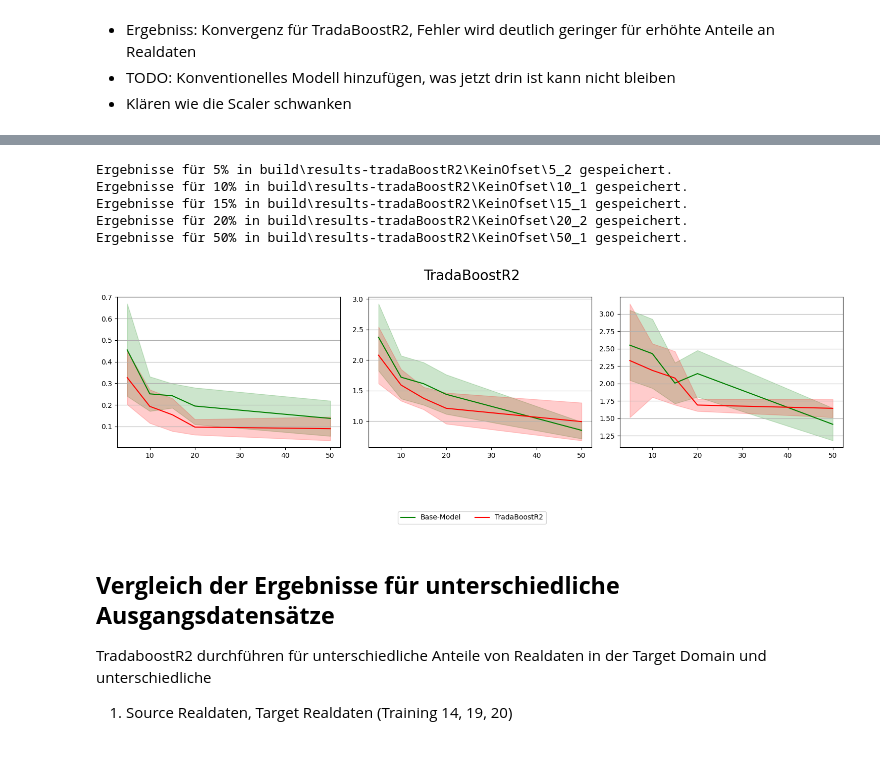
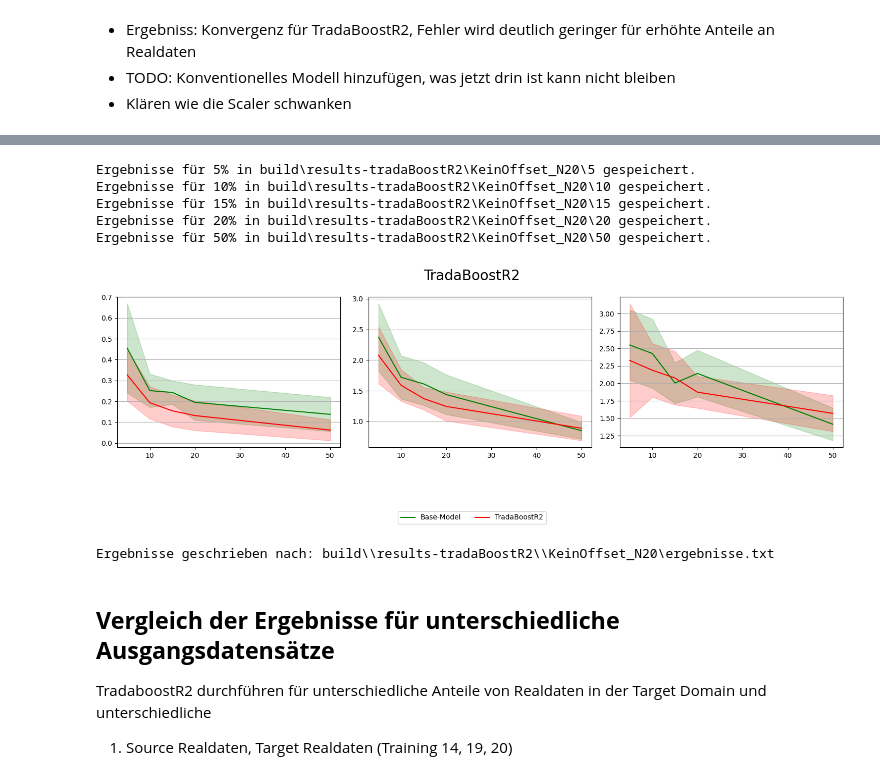
Before and after one commit to dkspindola/adp-machine-learning, a Jupyter notebook: domAdap_TradaBoostR2.ipynb, the cells around one changed output, grey strips where cells are left out. Saved outputs shown, nothing was run; the diff lists cells and outputs as text; code cells hidden in the pictures.

```diff
--- a/domAdap_TradaBoostR2.ipynb
+++ b/domAdap_TradaBoostR2.ipynb
@@ -961,7 +957,7 @@ TradaBoostR2 Trainings Setup: Erzeugt nur Ordner und Dateinamen um Trainign auto
 # %%
 #Erzeugt nur Dateipfadlisten und Ordner falls diese nicht vorhanden sind, kann nicht Überschreiben
 #Trainieren der Modelle
-upper_Directory="build\\window_split\\real-data\\Realdaten_15Prozent_Random_N15"
+upper_Directory="build\\window_split\\real-data\\Realdaten_50Prozent_Random_N15"
 subfolder_paths = [
     os.path.join(upper_Directory, name) +'\\'
     for name in os.listdir(upper_Directory)
@@ -969,10 +965,10 @@ subfolder_paths = [
 ]
 print(subfolder_paths)
 #Ordner für Modelle erstellen
-base_dir = "build\\tradaboost_model\\training_27_15Prozent_Realdaten_15Stueck"  # <-- hier anpassen
+base_dir = "build\\tradaboost_model\\training_29_50Prozent_Realdaten_15Stueck"  # <-- hier anpassen
 start_index = 1
 end_index = 15
-prefix = "tarining_27"
+prefix = "tarining_29"
 speicherort_modell=[]
 for i in range(start_index, end_index + 1):
     folder_name = f"{prefix}_{i:02d}"
@@ -2075,3 +2117,13 @@ Ergebnisse für 40% in build\results-tradaBoostR2\KeinOfset\40 gespeichert.
 - Ergebniss: Konvergenz für TradaBoostR2, Fehler wird deutlich geringer für erhöhte Anteile an Realdaten
 - TODO: Konventionelles Modell hinzufügen, was jetzt drin ist kann nicht bleiben
 - Klären wie die Scaler schwanken
+# %%
+dateipfad_5Prozent="build\\tradaboost_model\\Combined_Models_Update\\training_5Prozent_Realdaten"
+dateipfad_10Prozent="build\\tradaboost_model\\Combined_Models_Update\\training_10Prozent_Realdaten"
+dateipfad_15Prozent="build\\tradaboost_model\\Combined_Models_Update\\training_15Prozent_Realdaten"
+dateipfad_20Prozent="build\\tradaboost_model\\Combined_Models_Update\\training_20Prozent_Realdaten"
+dateipfad_50Prozent="build\\tradaboost_model\\Combined_Models_Update\\training_50Prozent_Realdaten"
+list_dateipfade=[dateipfad_5Prozent,dateipfad_10Prozent,dateipfad_15Prozent,dateipfad_20Prozent,dateipfad_50Prozent]
+for dateipfad in list_dateipfade:
+    process=process_all_results(dateipfad,trained_on_scaled_Labels=True,tradaboost_model=True)
+    ergebnisse=get_plottable_data(process)
@@ -2124,7 +2213,7 @@ axes[2].fill_between(prozente,
 #========================================================================
 #Plotten der Ergebnisse für TradaBoostR2
 # Beispielhafte Prozentangaben (x-Achse)
-prozentwerte = [5,5, 10,10, 15,15, 20,50]
+#prozentwerte = [5,5, 10,10, 15,15, 20,50]
 prozentwerte = [5, 10,15,20,50]
 
 # Leere Listen für Mittelwerte und Standardabweichungen
@@ -2136,19 +2225,24 @@ std_x_list, std_y_list, std_Phi_list = [], [], []
 #dateipfad_training_26="build\\tradaboost_model\\training_26_10Prozent_Realdaten_15Stueck"
 #dateipfad_training_23="build\\tradaboost_model\\training_23_15Prozent_Realdaten"
 #dateipfad_training_27="build\\tradaboost_model\\training_27_15Prozent_Realdaten_15Stueck"
+#dateipfad_training_18="build\\tradaboost_model\\training_18_20Prozent_Realdaten"
+#dateipfad_training_24="build\\tradaboost_model\\training_24_50Prozent_Realdaten"
+
 dateipfad_5Prozent="build\\tradaboost_model\\Combined_Models_Update\\training_5Prozent_Realdaten"
 dateipfad_10Prozent="build\\tradaboost_model\\Combined_Models_Update\\training_10Prozent_Realdaten"
 dateipfad_15Prozent="build\\tradaboost_model\\Combined_Models_Update\\training_15Prozent_Realdaten"
-dateipfad_training_18="build\\tradaboost_model\\training_18_20Prozent_Realdaten"
-dateipfad_training_24="build\\tradaboost_model\\training_24_50Prozent_Realdaten"
+dateipfad_20Prozent="build\\tradaboost_model\\Combined_Models_Update\\training_20Prozent_Realdaten"
+dateipfad_50Prozent="build\\tradaboost_model\\Combined_Models_Update\\training_50Prozent_Realdaten"
+
 # Werte sammeln
 for i, (dateipfad, prozent) in enumerate(zip(
         #[dateipfad_training_17,dateipfad_training_25,dateipfad_training_22,dateipfad_training_26, dateipfad_training_23,dateipfad_training_27, dateipfad_training_18,dateipfad_training_24],
-        [dateipfad_5Prozent,dateipfad_10Prozent,dateipfad_15Prozent, dateipfad_training_18,dateipfad_training_24],
+        [dateipfad_5Prozent,dateipfad_10Prozent,dateipfad_15Prozent, dateipfad_20Prozent,dateipfad_50Prozent],
         prozentwerte)):
     pass
     mae_werte_X, mae_werte_Y, mae_werte_Phi = auswertung_mae_kombiniert(ober_ordner=dateipfad, unterordner_list=[])
-    speichere_mae_ergebnisse(mae_werte_X=mae_werte_X,mae_werte_Y=mae_werte_Y,mae_werte_Phi=mae_werte_Phi,ausgangsordner=dateipfad,ziel_ordner="build\\results-tradaBoostR2\\KeinOfset",prozent=prozent)
+    speichere_mae_ergebnisse(mae_werte_X=mae_werte_X,mae_werte_Y=mae_werte_Y,mae_werte_Phi=mae_werte_Phi,ausgangsordner=dateipfad,
+                             ziel_ordner="build\\results-tradaBoostR2\\KeinOffset_N20",prozent=prozent)
 
     std_x = np.std(mae_werte_X)
     std_y = np.std(mae_werte_Y)
@@ -2164,39 +2258,45 @@ for i, (dateipfad, prozent) in enumerate(zip(
     std_x_list.append(std_x)
     std_y_list.append(std_y)
     std_Phi_list.append(std_Phi)
 
 # Plotten
 axes[0].plot(prozentwerte, mean_x_list, color='red', label='TradaBoostR2')
 axes[0].fill_between(prozentwerte,
                      np.array(mean_x_list) - np.array(std_x_list),
                      np.array(mean_x_list) + np.array(std_x_list),
                      color='red', alpha=0.2)
 axes[1].plot(prozentwerte, mean_y_list, color='red', label='Mean MAE Y')
 axes[1].fill_between(prozentwerte,
                      np.array(mean_y_list) - np.array(std_y_list),
                      np.array(mean_y_list) + np.array(std_y_list),
                      color='red', alpha=0.2)
 axes[2].plot(prozentwerte, mean_Phi_list, color='red', label='Mean MAE Phi')
 axes[2].fill_between(prozentwerte,
                      np.array(mean_Phi_list) - np.array(std_Phi_list),
                      np.array(mean_Phi_list) + np.array(std_Phi_list),
                      color='red', alpha=0.2)
 
 for ax in axes:
     ax.grid(True, which='both', axis='y')
 handles, labels = axes[0].get_legend_handles_labels()
 fig.legend(handles, labels, loc='lower center', ncol=2, bbox_to_anchor=(0.5, -0.3))
 plt.tight_layout()
 plt.show()
 fig.savefig(f"{speicherort_diagramme}TradaBoostR2_vs_CNN.pdf")   # als PDF
 fig.savefig(f"{speicherort_diagramme}TradaBoostR2_vs_CNN.svg")   # als SVG
 # %% [output]
-Ergebnisse für 5% in build\results-tradaBoostR2\KeinOfset\5_2 gespeichert.
-Ergebnisse für 10% in build\results-tradaBoostR2\KeinOfset\10_1 gespeichert.
-Ergebnisse für 15% in build\results-tradaBoostR2\KeinOfset\15_1 gespeichert.
-Ergebnisse für 20% in build\results-tradaBoostR2\KeinOfset\20_2 gespeichert.
-Ergebnisse für 50% in build\results-tradaBoostR2\KeinOfset\50_1 gespeichert.
+Ergebnisse für 5% in build\results-tradaBoostR2\KeinOffset_N20\5 gespeichert.
+Ergebnisse für 10% in build\results-tradaBoostR2\KeinOffset_N20\10 gespeichert.
+Ergebnisse für 15% in build\results-tradaBoostR2\KeinOffset_N20\15 gespeichert.
+Ergebnisse für 20% in build\results-tradaBoostR2\KeinOffset_N20\20 gespeichert.
+Ergebnisse für 50% in build\results-tradaBoostR2\KeinOffset_N20\50 gespeichert.
-[figure, old version]
+[figure, new version]
+# %%
+#Ergebnisse zusammenfassen:
+base_folder = r"build\\results-tradaBoostR2\\KeinOffset_N20"
+collect_tradaboost_stats(base_folder)
+# %% [output]
+Ergebnisse geschrieben nach: build\\results-tradaBoostR2\\KeinOffset_N20\ergebnisse.txt
 # %% [markdown]
 ## **Vergleich der Ergebnisse für unterschiedliche Ausgangsdatensätze**
 TradaboostR2 durchführen für unterschiedliche Anteile von Realdaten in der Target Domain und unterschiedliche
```
Also changed, not shown: parts of 13 cells of this notebook.
